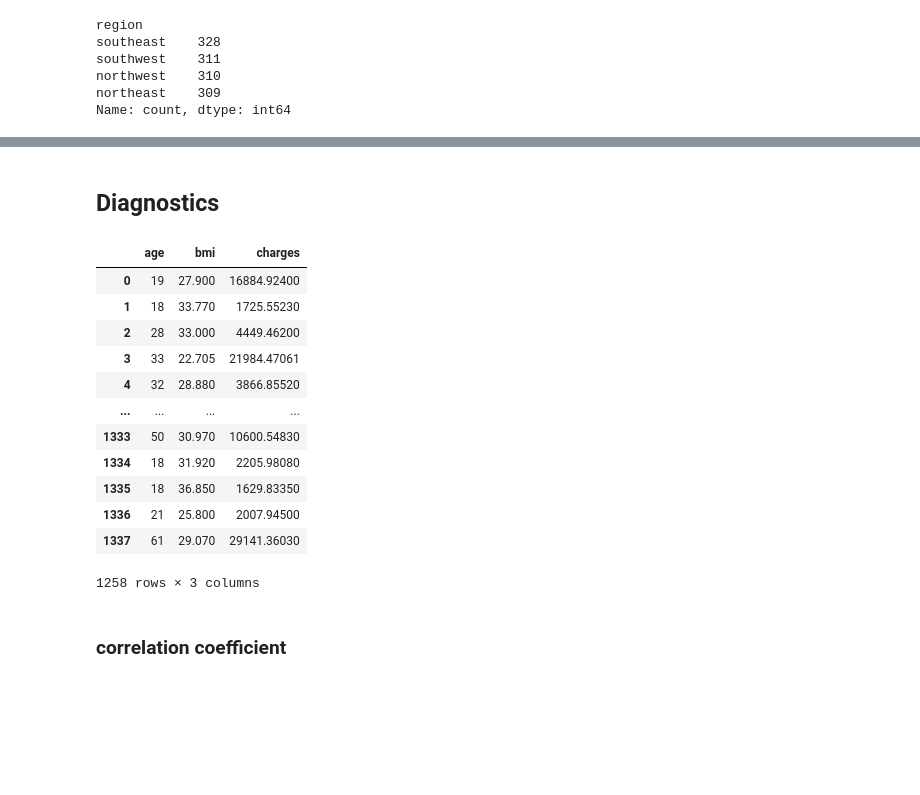
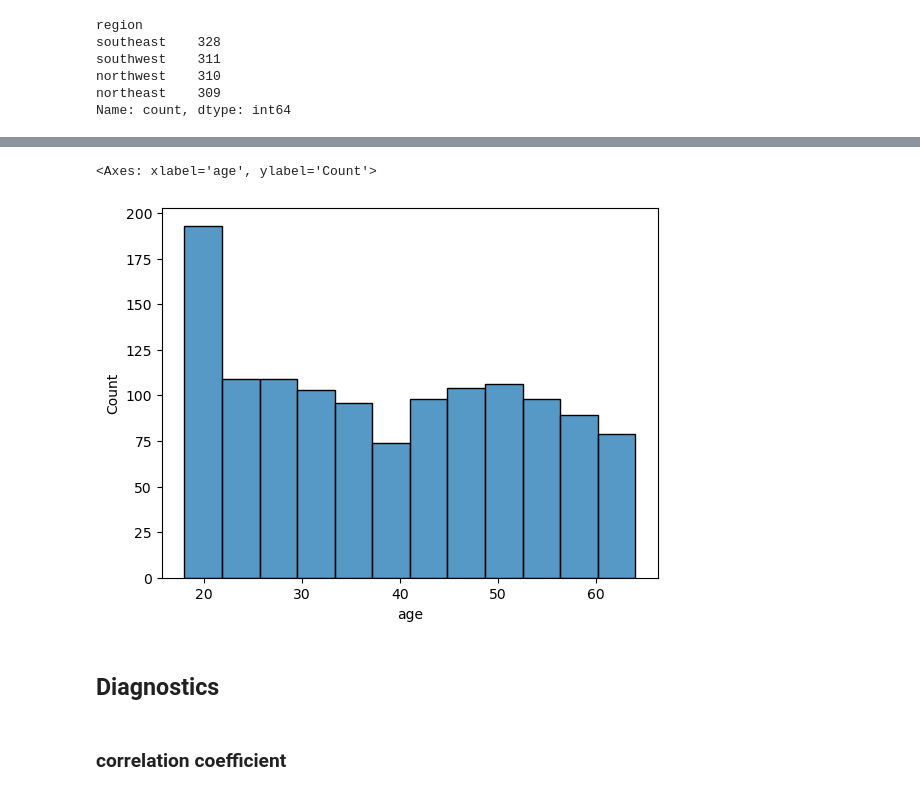
Before and after one commit to ManonYa09/Statistics_for_DataScience1, a Jupyter notebook: Regression Analysis/Linear Project/Healthcare- Insurance Expense .ipynb, the cells around one changed output, grey strips where cells are left out. Cells and saved outputs as stored; diff of their text form; code cells hidden in the pictures; blank space fills up the shorter version.

```diff
--- a/Regression Analysis/Linear Project/Healthcare- Insurance Expense .ipynb
+++ b/Regression Analysis/Linear Project/Healthcare- Insurance Expense .ipynb
@@ -313,23 +295,14 @@ sns.countplot(x = data['region'])
 # %% [markdown]
 ![image.png](attachment:548edbb8-f892-4500-9d90-2472c2d9de41.png)![image.png](attachment:f4b0664b-d213-4099-97ac-4f31ac391832.png)
+# %%
+sns.histplot(x = data['age'])
+# %% [output]
+<Axes: xlabel='age', ylabel='Count'>
+[figure, added]
 # %% [markdown]
 ## Diagnostics
 # %%
-data[data_numeric]
+# data[data_numeric]
-# %% [output]
-|  | age | bmi | charges |
-| 0 | 19 | 27.900 | 16884.92400 |
-| 1 | 18 | 33.770 | 1725.55230 |
-| 2 | 28 | 33.000 | 4449.46200 |
-| 3 | 33 | 22.705 | 21984.47061 |
-| 4 | 32 | 28.880 | 3866.85520 |
-| ... | ... | ... | ... |
-| 1333 | 50 | 30.970 | 10600.54830 |
-| 1334 | 18 | 31.920 | 2205.98080 |
-| 1335 | 18 | 36.850 | 1629.83350 |
-| 1336 | 21 | 25.800 | 2007.94500 |
-| 1337 | 61 | 29.070 | 29141.36030 |
-1258 rows × 3 columns
 # %%
 data_numeric = ['children','age', 'bmi', 'charges']
 # %% [markdown]
```
Also changed, not shown: parts of 88 cells of this notebook, 3 other files.
